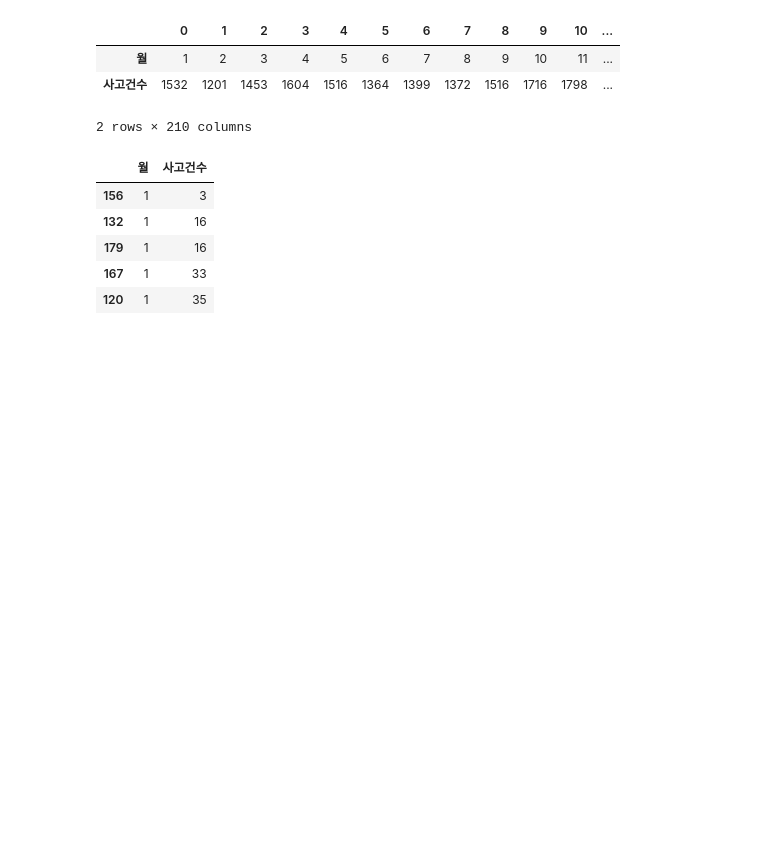
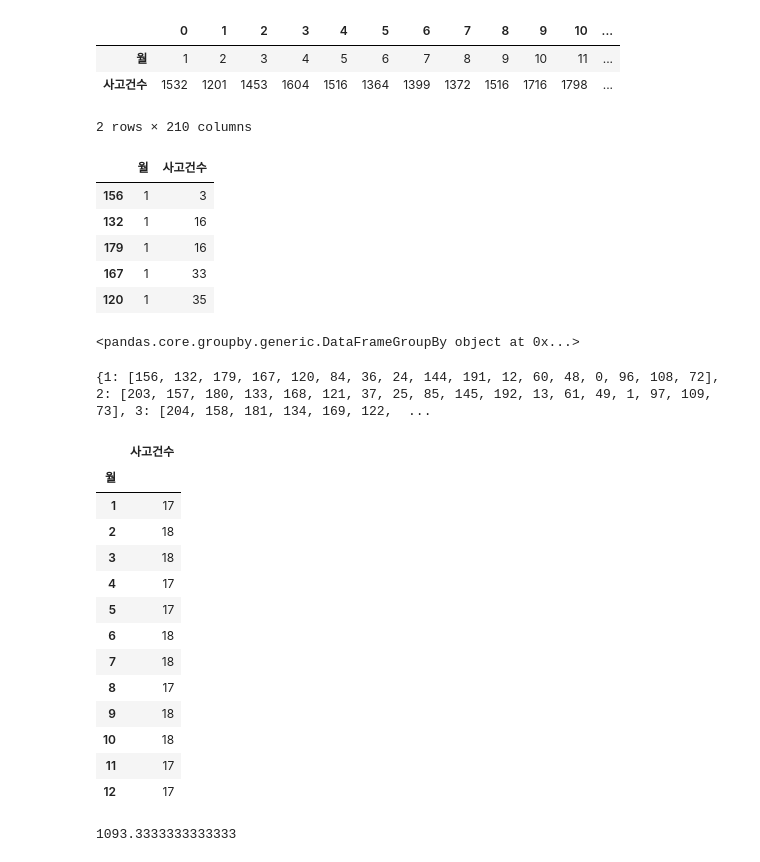
Before and after one commit to SoheeKims/Study-Python, a Jupyter notebook: 교통사고_유형별_사고건_21_01_23~.ipynb, the cells around one changed output. Saved outputs shown, nothing was run; the diff lists cells and outputs as text; code cells hidden in the pictures; blank space fills up the shorter version.

```diff
--- a/교통사고_유형별_사고건_21_01_23~.ipynb
+++ b/교통사고_유형별_사고건_21_01_23~.ipynb
@@ -229,3 +229,36 @@ month.head()
 | 179 | 1 | 16 |
 | 167 | 1 | 33 |
 | 120 | 1 | 35 |
+# %%
+# 월을 기준으로 group 화
+x = month.groupby("월")
+x
+# %% [output]
+<pandas.core.groupby.generic.DataFrameGroupBy object at 0x...>
+# %%
+# 데이터 분리
+x.groups
+# %% [output]
+{1: [156, 132, 179, 167, 120, 84, 36, 24, 144, 191, 12, 60, 48, 0, 96, 108, 72], 2: [203, 157, 180, 133, 168, 121, 37, 25, 85, 145, 192, 13, 61, 49, 1, 97, 109, 73], 3: [204, 158, 181, 134, 169, 122,  ...
+# %%
+# 각 데이터 갯 수 확인
+x.count()
+# %% [output]
+|  | 사고건수 |
+| 월 |  |
+| 1 | 17 |
+| 2 | 18 |
+| 3 | 18 |
+| 4 | 17 |
+| 5 | 17 |
+| 6 | 18 |
+| 7 | 18 |
+| 8 | 17 |
+| 9 | 18 |
+| 10 | 18 |
+| 11 | 17 |
+| 12 | 17 |
+# %%
+monthly_traffic['사고건수'].mean()
+# %% [output]
+1093.3333333333333
```
Also changed, not shown: parts of 3 cells of this notebook.
